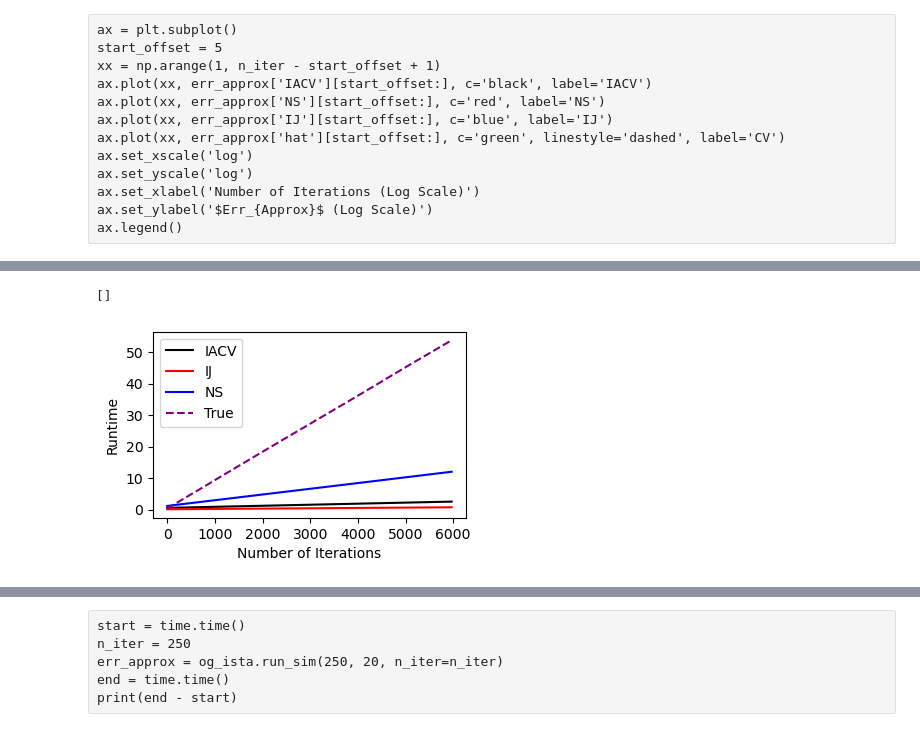
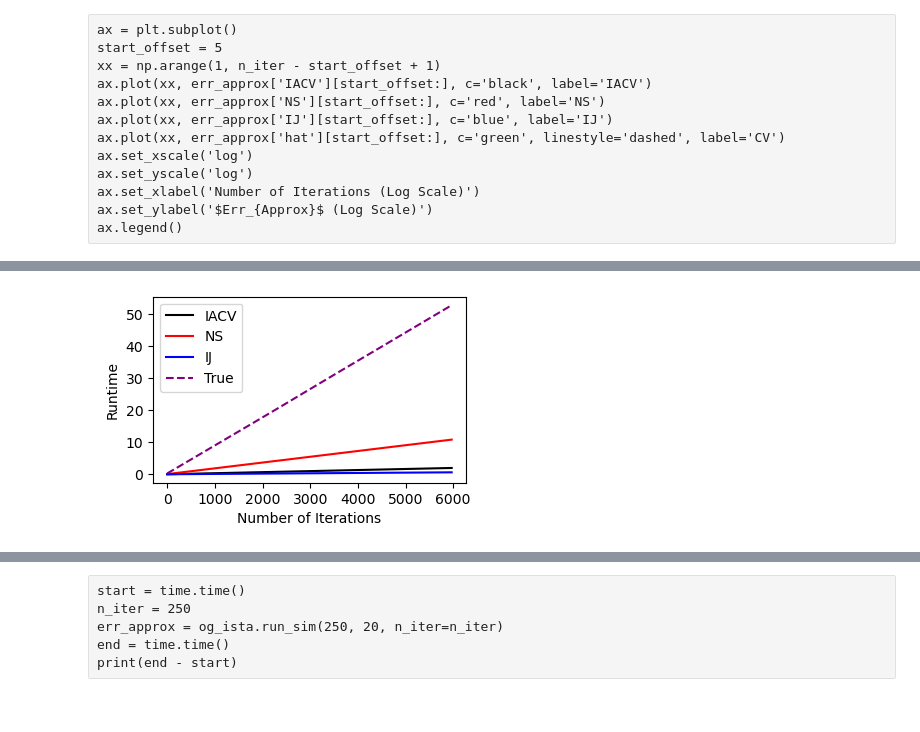
Before and after one commit to nerrma/thesis, a Jupyter notebook: experiments/IACV Paper/plotting.ipynb, the cells around one changed output, grey strips where cells are left out. Drawn from its saved outputs; the diff is of its cells as text; code cells hidden in the pictures.

Commit message:
update plots and tracking

```diff
--- a/experiments/IACV Paper/plotting.ipynb
+++ b/experiments/IACV Paper/plotting.ipynb
@@ -102,22 +98,21 @@ plt.plot()
 # %%
 fig, ax = plt.subplots()
 start_offset = 30
 ax.plot(runtime['IACV'][start_offset:], c='black', label='IACV')
-ax.plot(runtime['IJ'][start_offset:], c='red', label='IJ')
-ax.plot(runtime['NS'][start_offset:], c='blue', label='NS')
+ax.plot(runtime['NS'][start_offset:], c='red', label='NS')
+ax.plot(runtime['IJ'][start_offset:], c='blue', label='IJ')
 ax.plot(runtime['true'][start_offset:], c='purple', label='True', linestyle='dashed')
 ax.set_xlabel('Number of Iterations')
 ax.set_ylabel('Runtime')
 ax.legend()
 ws = 1.45 # 1.75
 hs = 1.35 # 1.25
 fig.set_size_inches(w=5.73/ws, h=3.5/hs)
 plt.tight_layout()
-plt.plot()
+plt.show()
 #plt.savefig('true_runtime.pgf', bbox_inches='tight', pad_inches=0)
 # %% [output]
-[]
-[figure, old version]
+[figure, new version]
 # %%
 fig, ax = plt.subplots(1, 2)
 start_offset = 30
```
Also changed, not shown: parts of 4 cells of this notebook, 3 other files.
